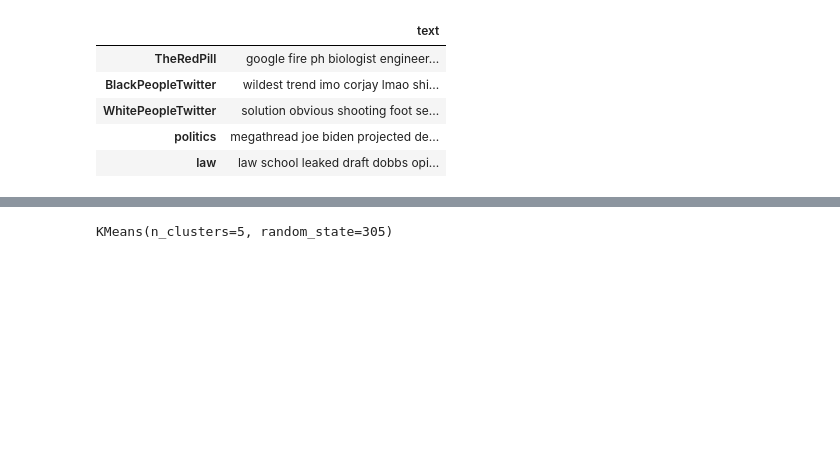
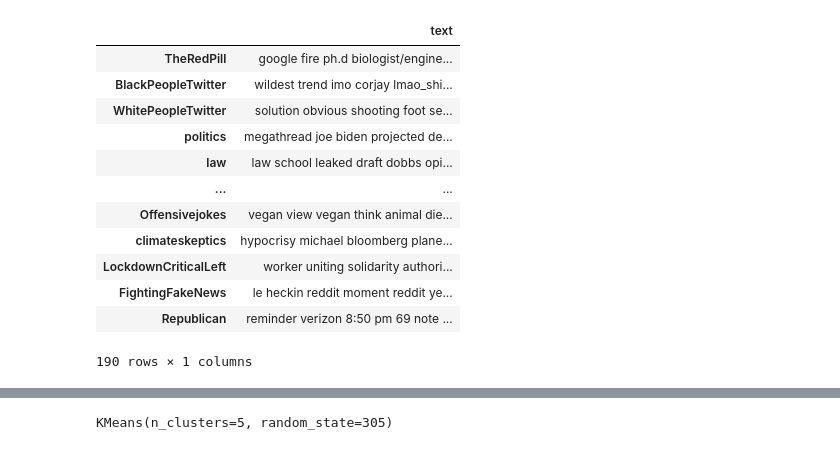
Before and after one commit to deadlykitten1/Reddit_Ban_Prediction, a Jupyter notebook: notebooks/clustering.ipynb, the cells around one changed output, grey strips where cells are left out. Saved outputs shown, nothing was run; the diff lists cells and outputs as text; code cells hidden in the pictures; blank space fills up the shorter version.

```diff
--- a/notebooks/clustering.ipynb
+++ b/notebooks/clustering.ipynb
@@ -10,12 +10,19 @@ from gensim.corpora import Dictionary
 # %%
 processed_df = pd.read_pickle('../data/preprocessed_df.pkl')
 # %%
-processed_df.head()
+processed_df
 # %% [output]
 |  | text |
-| TheRedPill | google fire ph biologist engineer... |
-| BlackPeopleTwitter | wildest trend imo corjay lmao shi... |
+| TheRedPill | google fire ph.d biologist/engine... |
+| BlackPeopleTwitter | wildest trend imo corjay lmao_shi... |
 | WhitePeopleTwitter | solution obvious shooting foot se... |
 | politics | megathread joe biden projected de... |
 | law | law school leaked draft dobbs opi... |
+| ... | ... |
+| Offensivejokes | vegan view vegan think animal die... |
+| climateskeptics | hypocrisy michael bloomberg plane... |
+| LockdownCriticalLeft | worker uniting solidarity authori... |
+| FightingFakeNews | le heckin reddit moment reddit ye... |
+| Republican | reminder verizon 8:50 pm 69 note ... |
+190 rows × 1 columns
 # %%
```
Also changed, not shown: parts of 7 cells of this notebook, 9 other files.
